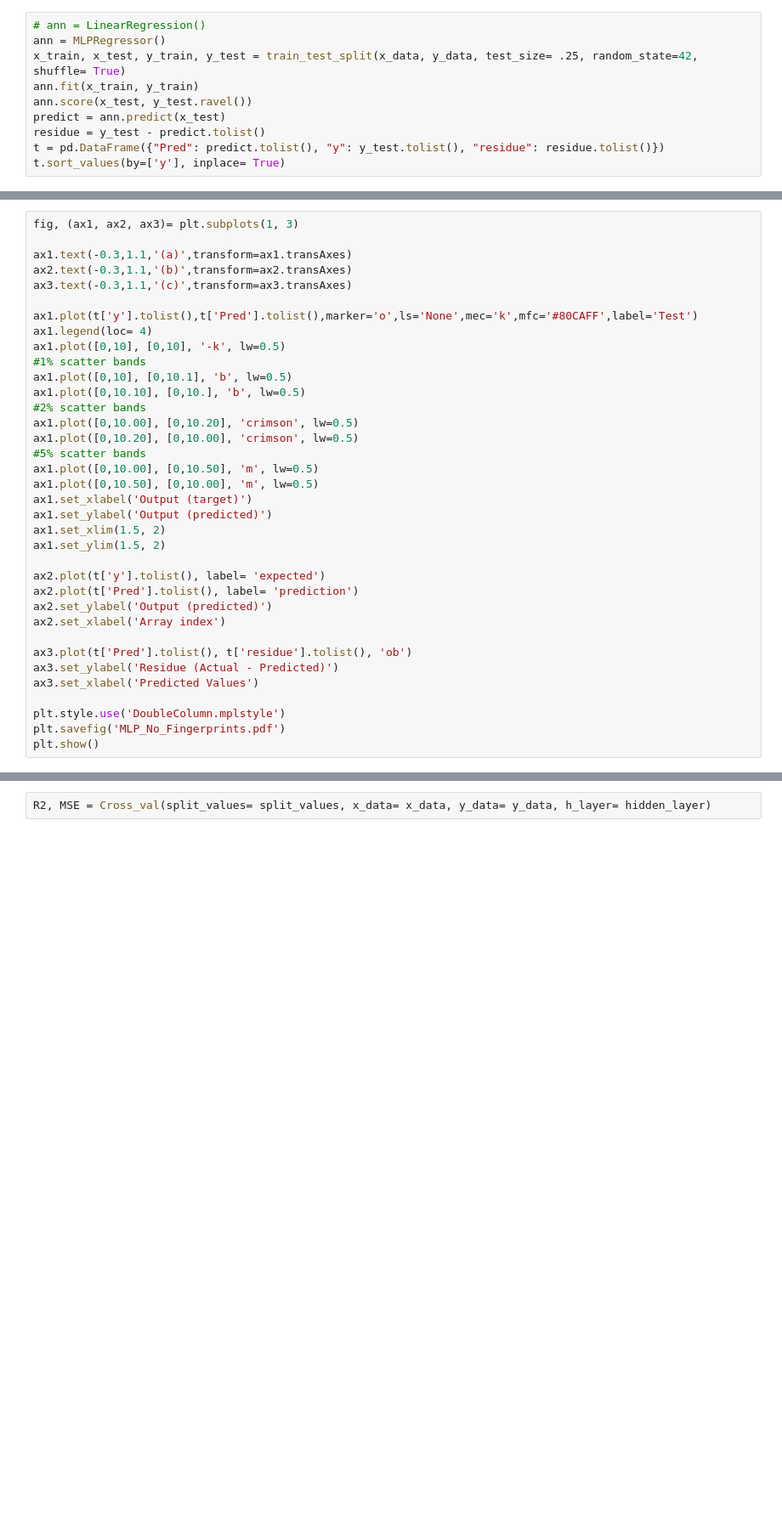
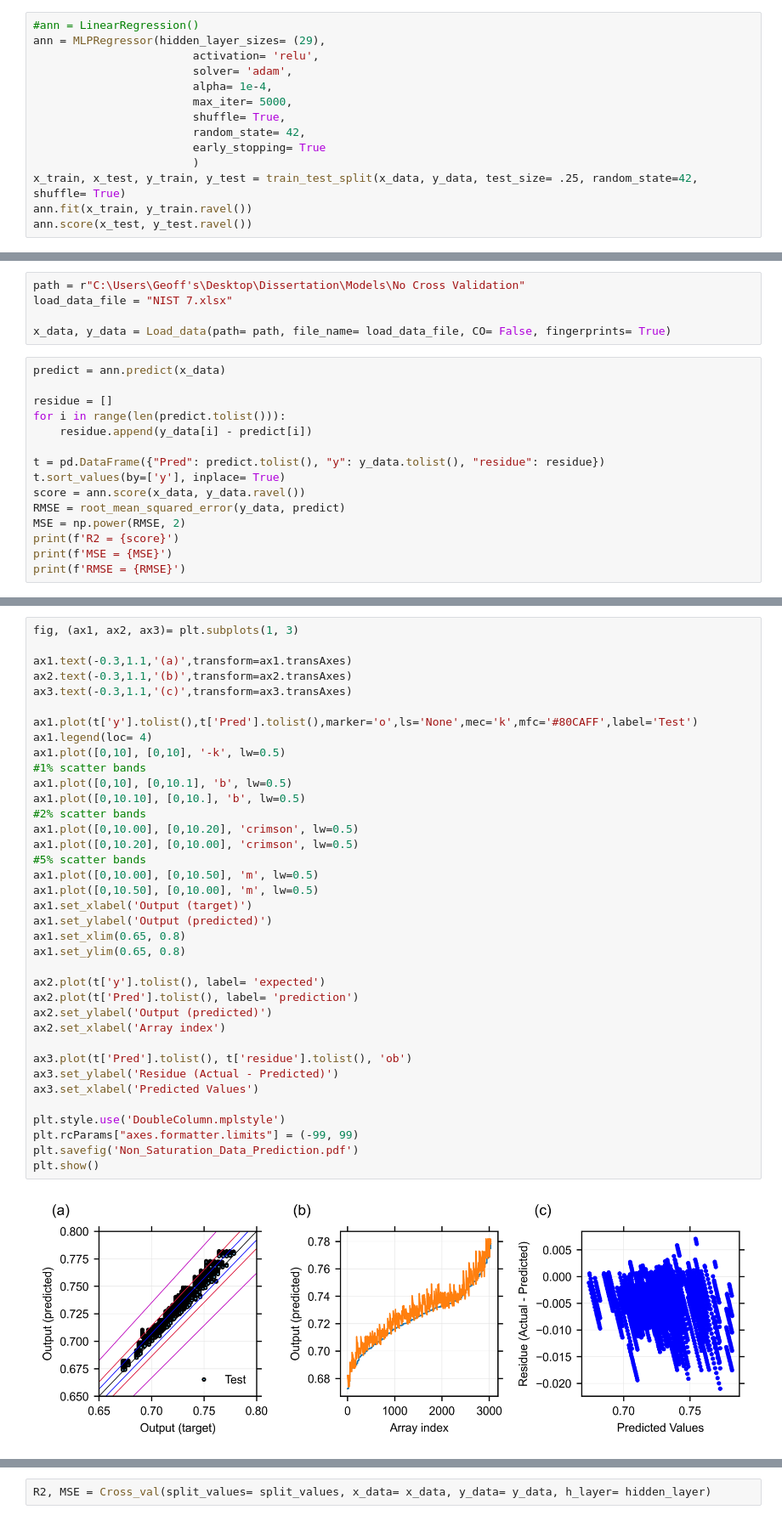
Before and after one commit to Zackary-Overend/MSc, a Jupyter notebook: Model_main.ipynb, the cells around one changed output, grey strips where cells are left out. Shown at 85% size. Saved outputs shown, nothing was run; the diff lists cells and outputs as text; blank space fills up the shorter version.

Commit message:
Continuation of adjustments for figures

```diff
--- a/Model_main.ipynb
+++ b/Model_main.ipynb
@@ -416,10 +443,14 @@ x_data, y_data = Load_data(path= path, file_name= load_data_file, CO= False, fin
 # %%
-# ann = LinearRegression()
-ann = MLPRegressor()
+#ann = LinearRegression()
+ann = MLPRegressor(hidden_layer_sizes= (29),
+                        activation= 'relu',
+                        solver= 'adam',
+                        alpha= 1e-4,
+                        max_iter= 5000,
+                        shuffle= True,
+                        random_state= 42,
+                        early_stopping= True
+                        )
 x_train, x_test, y_train, y_test = train_test_split(x_data, y_data, test_size= .25, random_state=42, shuffle= True)
-ann.fit(x_train, y_train)
+ann.fit(x_train, y_train.ravel())
 ann.score(x_test, y_test.ravel())
-predict = ann.predict(x_test)
-residue = y_test - predict.tolist()
-t = pd.DataFrame({"Pred": predict.tolist(), "y": y_test.tolist(), "residue": residue.tolist()})
-t.sort_values(by=['y'], inplace= True)
@@ -425,0 +459,20 @@ t.sort_values(by=['y'], inplace= True)
+# %%
+path = r"C:\Users\Geoff's\Desktop\Dissertation\Models\No Cross Validation"
+load_data_file = "NIST 7.xlsx"
+
+x_data, y_data = Load_data(path= path, file_name= load_data_file, CO= False, fingerprints= True)
+# %%
+predict = ann.predict(x_data)
+
+residue = []
+for i in range(len(predict.tolist())):
+    residue.append(y_data[i] - predict[i])
+
+t = pd.DataFrame({"Pred": predict.tolist(), "y": y_data.tolist(), "residue": residue})
+t.sort_values(by=['y'], inplace= True)
+score = ann.score(x_data, y_data.ravel())
+RMSE = root_mean_squared_error(y_data, predict)
+MSE = np.power(RMSE, 2)
+print(f'R2 = {score}')
+print(f'MSE = {MSE}')
+print(f'RMSE = {RMSE}')
@@ -429,33 +486,36 @@ fig, (ax1, ax2, ax3)= plt.subplots(1, 3)
 ax1.text(-0.3,1.1,'(a)',transform=ax1.transAxes)
 ax2.text(-0.3,1.1,'(b)',transform=ax2.transAxes)
 ax3.text(-0.3,1.1,'(c)',transform=ax3.transAxes)
 
 ax1.plot(t['y'].tolist(),t['Pred'].tolist(),marker='o',ls='None',mec='k',mfc='#80CAFF',label='Test')
 ax1.legend(loc= 4)
 ax1.plot([0,10], [0,10], '-k', lw=0.5)
 #1% scatter bands
 ax1.plot([0,10], [0,10.1], 'b', lw=0.5)
 ax1.plot([0,10.10], [0,10.], 'b', lw=0.5)
 #2% scatter bands
 ax1.plot([0,10.00], [0,10.20], 'crimson', lw=0.5)
 ax1.plot([0,10.20], [0,10.00], 'crimson', lw=0.5)
 #5% scatter bands
 ax1.plot([0,10.00], [0,10.50], 'm', lw=0.5)
 ax1.plot([0,10.50], [0,10.00], 'm', lw=0.5)
 ax1.set_xlabel('Output (target)')
 ax1.set_ylabel('Output (predicted)')
-ax1.set_xlim(1.5, 2)
-ax1.set_ylim(1.5, 2)
+ax1.set_xlim(0.65, 0.8)
+ax1.set_ylim(0.65, 0.8)
 
 ax2.plot(t['y'].tolist(), label= 'expected')
 ax2.plot(t['Pred'].tolist(), label= 'prediction')
 ax2.set_ylabel('Output (predicted)')
 ax2.set_xlabel('Array index')
 
 ax3.plot(t['Pred'].tolist(), t['residue'].tolist(), 'ob')
 ax3.set_ylabel('Residue (Actual - Predicted)')
 ax3.set_xlabel('Predicted Values')
 
 plt.style.use('DoubleColumn.mplstyle')
-plt.savefig('MLP_No_Fingerprints.pdf')
+plt.rcParams["axes.formatter.limits"] = (-99, 99)
+plt.savefig('Non_Saturation_Data_Prediction.pdf')
 plt.show()
+# %% [output]
+[figure, added]
```
Also changed, not shown: parts of 10 cells of this notebook, 12 other files.
